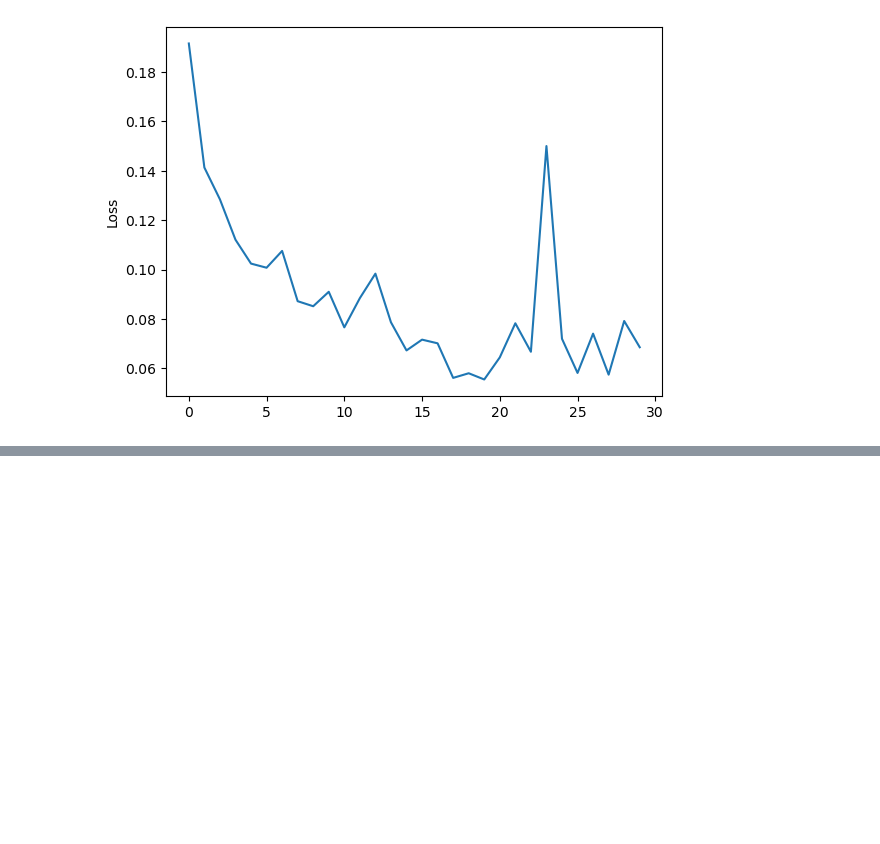
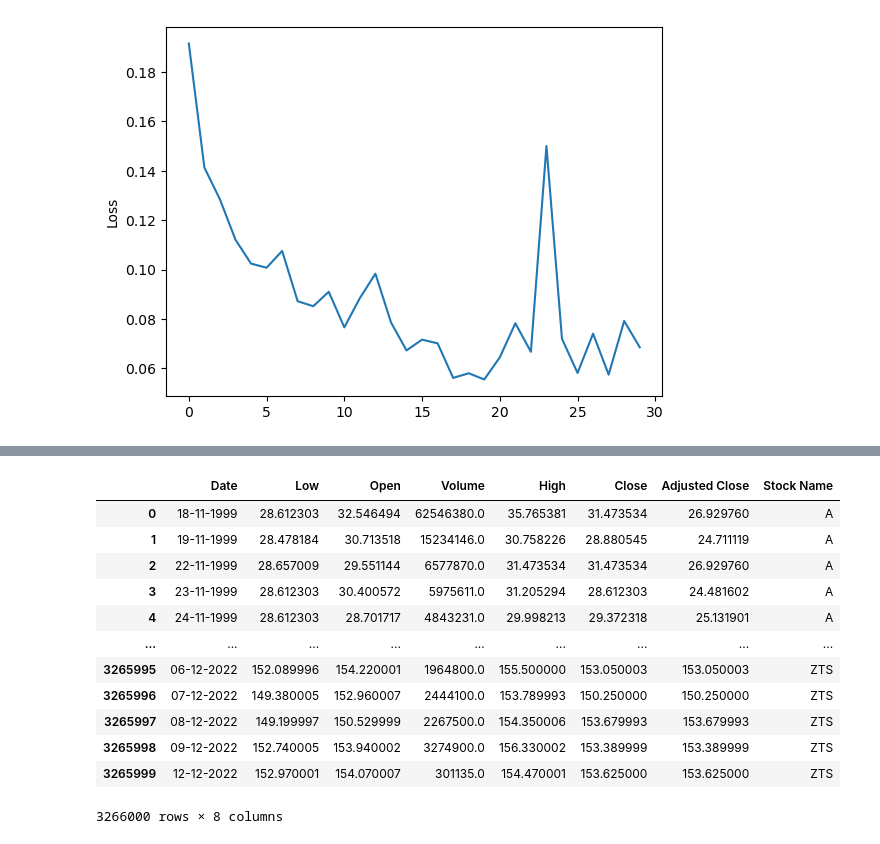
Before and after one commit to luanlam97/Gated_fusion, a Jupyter notebook: main.ipynb, the cells around one changed output, grey strips where cells are left out. Saved outputs shown, nothing was run; the diff lists cells and outputs as text; code cells hidden in the pictures; blank space fills up the shorter version.

```diff
--- a/main.ipynb
+++ b/main.ipynb
@@ -220,0 +311,3 @@ plt.show()
+# %%
+final_dataframe['Date'] = pd.to_datetime(final_dataframe['Date'])
+final_dataframe = final_dataframe[final_dataframe['Date'] >= '01-01-2010']
@@ -220,0 +323,2 @@ plt.show()
+# %%
+test_static = get_static_df(final_dataframe,  constant.static_variables)
@@ -220,0 +345,19 @@ plt.show()
+# %%
+valid_tickers = test_static.index
+final_dataframe = final_dataframe[final_dataframe['Stock Name'].isin(valid_tickers)]
+# %%
+final_dataframe.reset_index(drop=True)
+# %% [output]
+|  | Date | Low | Open | Volume | High | Close | Adjusted Close | Stock Name |
+| 0 | 18-11-1999 | 28.612303 | 32.546494 | 62546380.0 | 35.765381 | 31.473534 | 26.929760 | A |
+| 1 | 19-11-1999 | 28.478184 | 30.713518 | 15234146.0 | 30.758226 | 28.880545 | 24.711119 | A |
+| 2 | 22-11-1999 | 28.657009 | 29.551144 | 6577870.0 | 31.473534 | 31.473534 | 26.929760 | A |
+| 3 | 23-11-1999 | 28.612303 | 30.400572 | 5975611.0 | 31.205294 | 28.612303 | 24.481602 | A |
+| 4 | 24-11-1999 | 28.612303 | 28.701717 | 4843231.0 | 29.998213 | 29.372318 | 25.131901 | A |
+| ... | ... | ... | ... | ... | ... | ... | ... | ... |
+| 3265995 | 06-12-2022 | 152.089996 | 154.220001 | 1964800.0 | 155.500000 | 153.050003 | 153.050003 | ZTS |
+| 3265996 | 07-12-2022 | 149.380005 | 152.960007 | 2444100.0 | 153.789993 | 150.250000 | 150.250000 | ZTS |
+| 3265997 | 08-12-2022 | 149.199997 | 150.529999 | 2267500.0 | 154.350006 | 153.679993 | 153.679993 | ZTS |
+| 3265998 | 09-12-2022 | 152.740005 | 153.940002 | 3274900.0 | 156.330002 | 153.389999 | 153.389999 | ZTS |
+| 3265999 | 12-12-2022 | 152.970001 | 154.070007 | 301135.0 | 154.470001 | 153.625000 | 153.625000 | ZTS |
+3266000 rows × 8 columns
```
Also changed, not shown: parts of 41 cells of this notebook, 7 other files.
